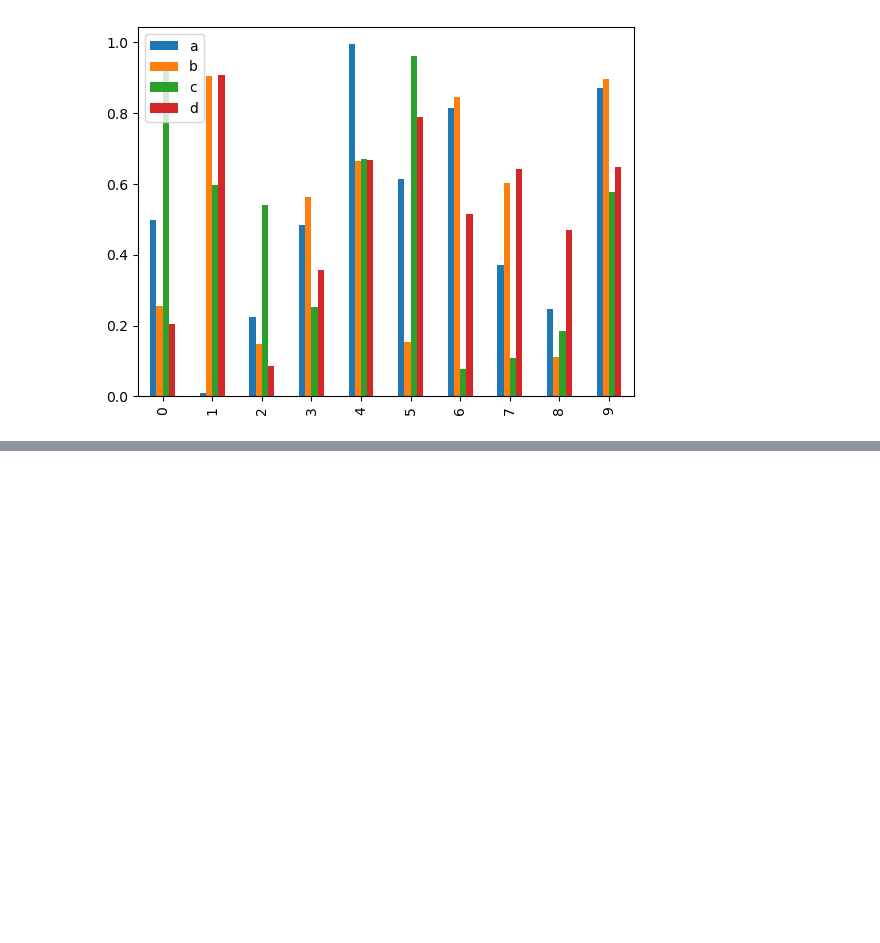
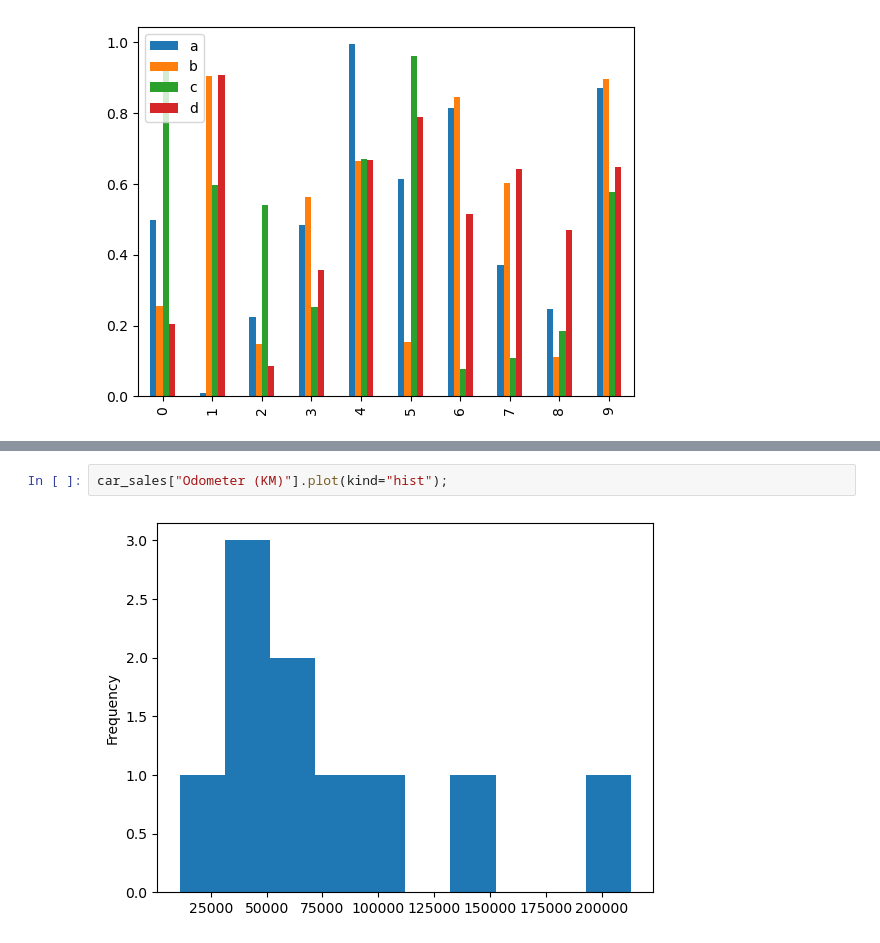
Before and after one commit to rickygrosvenor-pramanick/learn-ml, a Jupyter notebook: matplotlib/introduction-to-matplotlib.ipynb, the cells around one changed output, grey strips where cells are left out. Cells and saved outputs as stored; diff of their text form; blank space fills up the shorter version.

```diff
--- a/matplotlib/introduction-to-matplotlib.ipynb
+++ b/matplotlib/introduction-to-matplotlib.ipynb
@@ -415,0 +424,4 @@ car_sales.plot.bar(x="Make", y="Price", kind='bar')
+# %%
+car_sales["Odometer (KM)"].plot(kind="hist");
+# %% [output]
+[figure, added]
```
Also changed, not shown: parts of 4 cells of this notebook.
